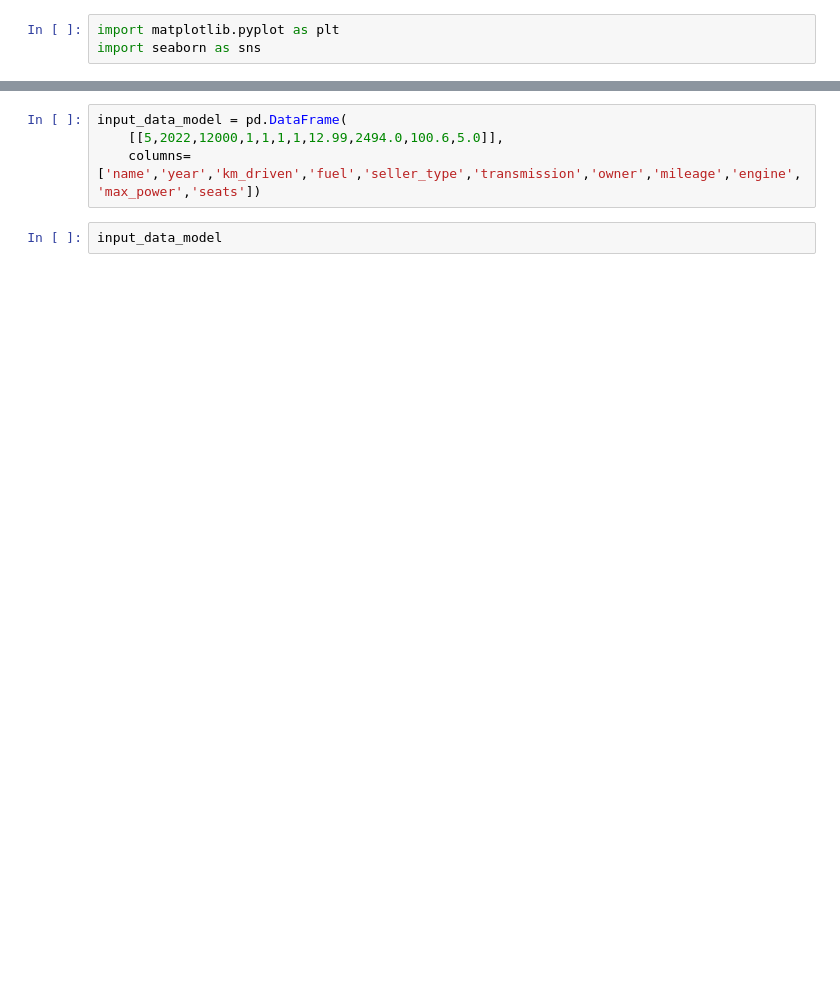
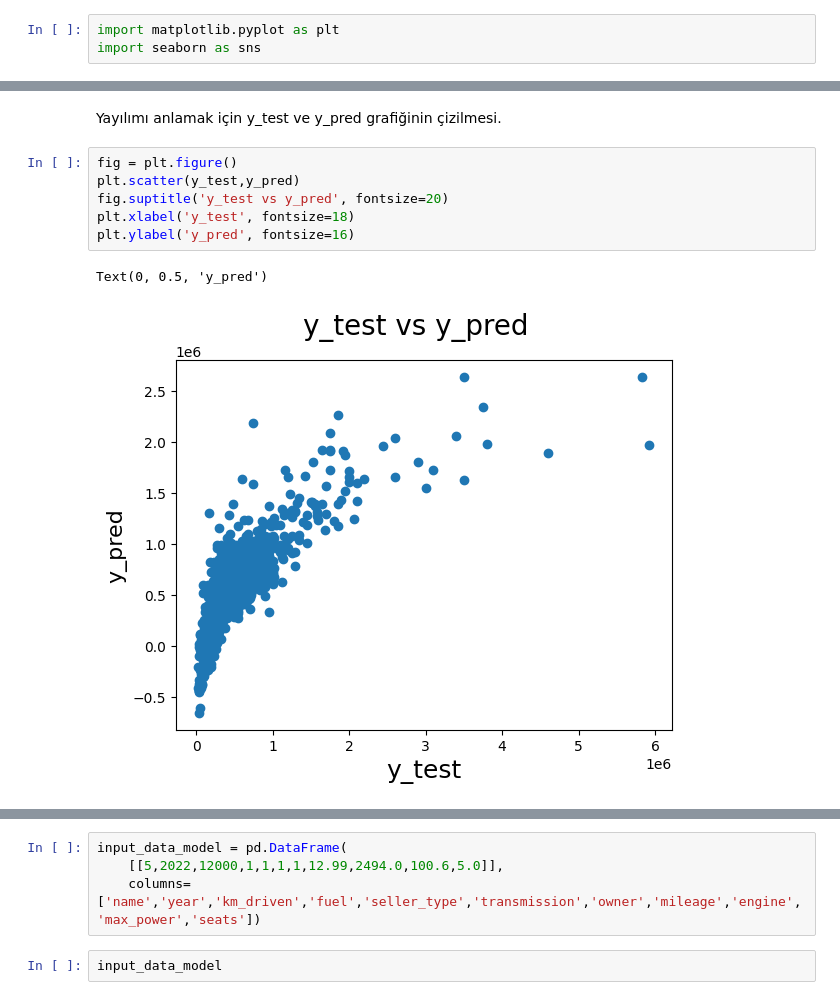
Before and after one commit to mehmetatonga/Car-Price-Model, a Jupyter notebook: Car_Price_Model.ipynb, the cells around one changed output, grey strips where cells are left out. Drawn from its saved outputs; the diff is of its cells as text; blank space fills up the shorter version.

```diff
--- a/Car_Price_Model.ipynb
+++ b/Car_Price_Model.ipynb
@@ -397 +452,12 @@ import seaborn as sns
+# %% [markdown]
+Yayılımı anlamak için y_test ve y_pred grafiğinin çizilmesi.
+# %%
+fig = plt.figure()
+plt.scatter(y_test,y_pred)
+fig.suptitle('y_test vs y_pred', fontsize=20)
+plt.xlabel('y_test', fontsize=18)
+plt.ylabel('y_pred', fontsize=16)
+# %% [output]
+Text(0, 0.5, 'y_pred')
+[figure, added]
 # %% [markdown]
```
Also changed, not shown: parts of 58 cells of this notebook, 1 other file.
